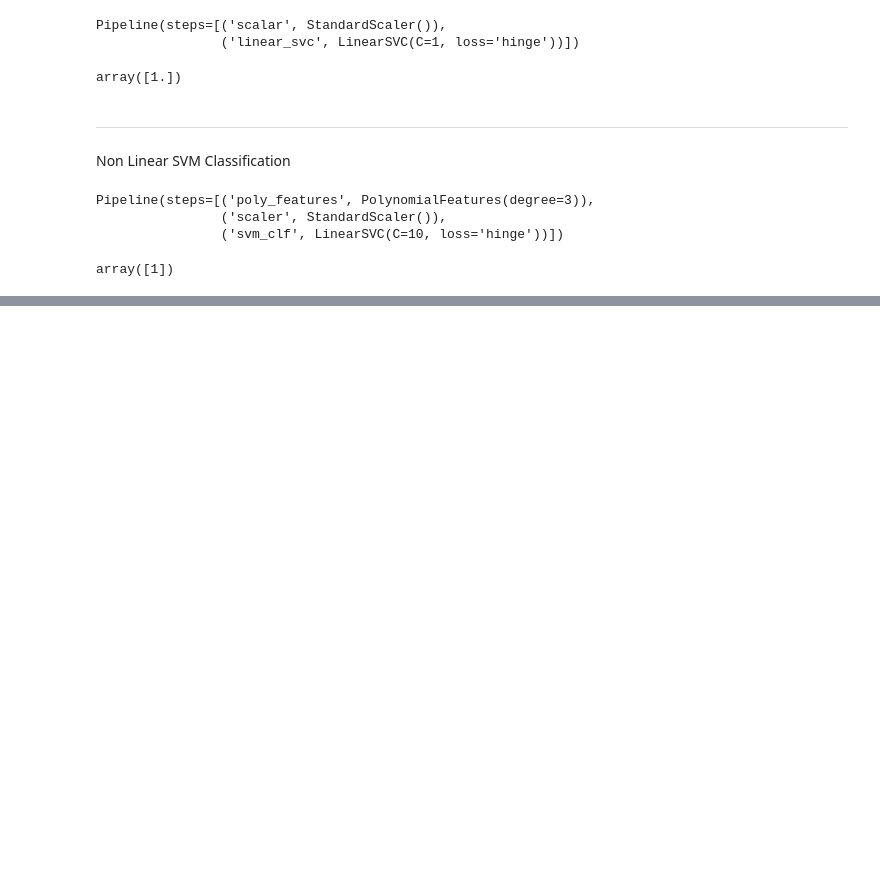
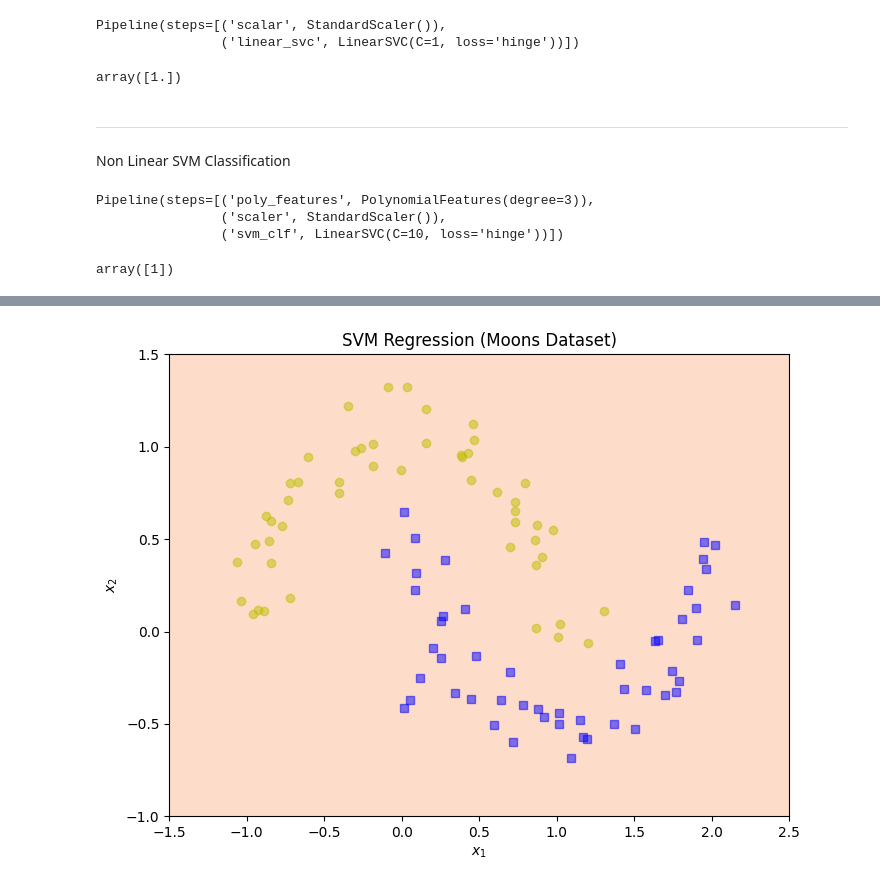
Before and after one commit to mrashutoshnigam/ai-ml-course, a Jupyter notebook: Machine-Learning/Oreilly/CH5_support_vector_machine.ipynb, the cells around one changed output, grey strips where cells are left out. Cells and saved outputs as stored; diff of their text form; code cells hidden in the pictures; blank space fills up the shorter version.

```diff
--- a/Machine-Learning/Oreilly/CH5_support_vector_machine.ipynb
+++ b/Machine-Learning/Oreilly/CH5_support_vector_machine.ipynb
@@ -81,0 +155,8 @@ array([1])
+# %%
+# Plot SVM Regression
+plt.figure(figsize=(8, 6))
+plot_decision_boundary(svm_reg, X_moons, y_moons)
+plt.title("SVM Regression (Moons Dataset)")
+plt.show()
+# %% [output]
+[figure, added]
```
Also changed, not shown: parts of 9 cells of this notebook.
